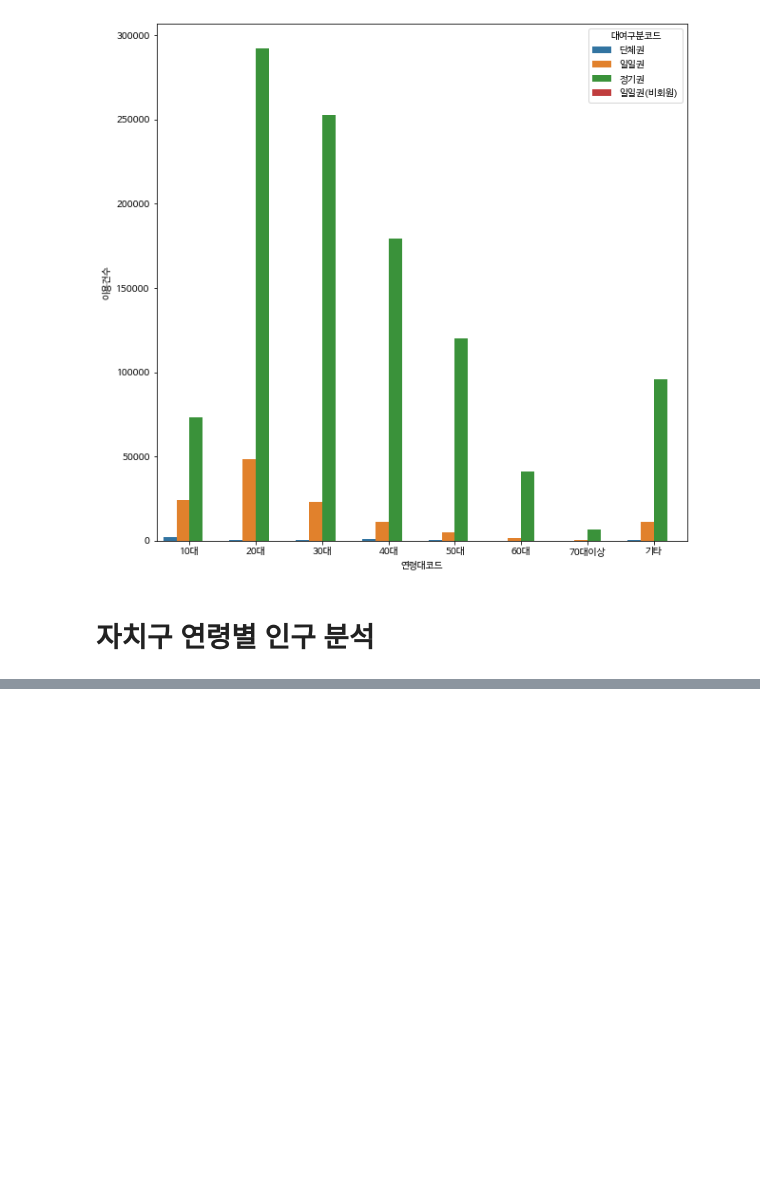
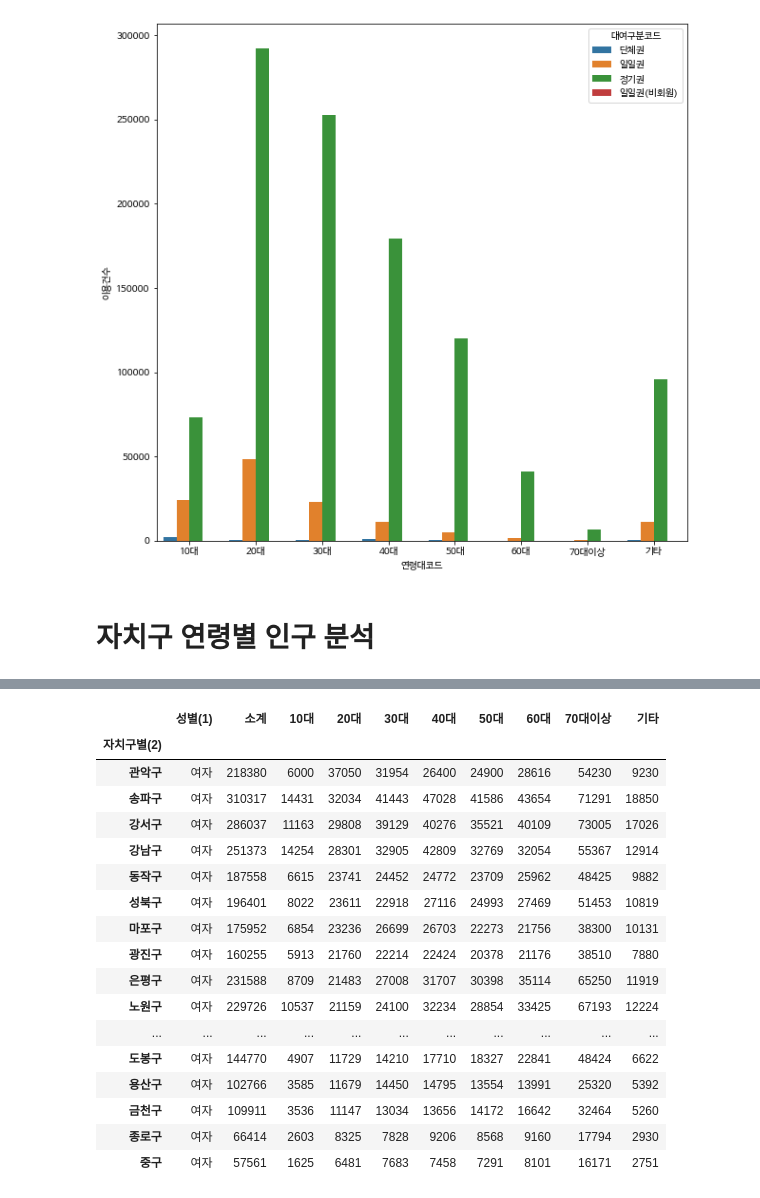
Before and after one commit to Aimerlee123/Python-teamproject, a Jupyter notebook: 파이썬_팀_프로젝트.ipynb, the cells around one changed output, grey strips where cells are left out. Saved outputs shown, nothing was run; the diff lists cells and outputs as text; code cells hidden in the pictures; blank space fills up the shorter version.

```diff
--- a/파이썬_팀_프로젝트.ipynb
+++ b/파이썬_팀_프로젝트.ipynb
@@ -263,0 +337,22 @@ guage
+# %%
+dfw_s2=dfw.sort_values('20대',ascending=False)
+dfw_s2
+# %% [output]
+|  | 성별(1) | 소계 | 10대 | 20대 | 30대 | 40대 | 50대 | 60대 | 70대이상 | 기타 |
+| 자치구별(2) |  |  |  |  |  |  |  |  |  |  |
+| 관악구 | 여자 | 218380 | 6000 | 37050 | 31954 | 26400 | 24900 | 28616 | 54230 | 9230 |
+| 송파구 | 여자 | 310317 | 14431 | 32034 | 41443 | 47028 | 41586 | 43654 | 71291 | 18850 |
+| 강서구 | 여자 | 286037 | 11163 | 29808 | 39129 | 40276 | 35521 | 40109 | 73005 | 17026 |
+| 강남구 | 여자 | 251373 | 14254 | 28301 | 32905 | 42809 | 32769 | 32054 | 55367 | 12914 |
+| 동작구 | 여자 | 187558 | 6615 | 23741 | 24452 | 24772 | 23709 | 25962 | 48425 | 9882 |
+| 성북구 | 여자 | 196401 | 8022 | 23611 | 22918 | 27116 | 24993 | 27469 | 51453 | 10819 |
+| 마포구 | 여자 | 175952 | 6854 | 23236 | 26699 | 26703 | 22273 | 21756 | 38300 | 10131 |
+| 광진구 | 여자 | 160255 | 5913 | 21760 | 22214 | 22424 | 20378 | 21176 | 38510 | 7880 |
+| 은평구 | 여자 | 231588 | 8709 | 21483 | 27008 | 31707 | 30398 | 35114 | 65250 | 11919 |
+| 노원구 | 여자 | 229726 | 10537 | 21159 | 24100 | 32234 | 28854 | 33425 | 67193 | 12224 |
+| ... | ... | ... | ... | ... | ... | ... | ... | ... | ... | ... |
+| 도봉구 | 여자 | 144770 | 4907 | 11729 | 14210 | 17710 | 18327 | 22841 | 48424 | 6622 |
+| 용산구 | 여자 | 102766 | 3585 | 11679 | 14450 | 14795 | 13554 | 13991 | 25320 | 5392 |
+| 금천구 | 여자 | 109911 | 3536 | 11147 | 13034 | 13656 | 14172 | 16642 | 32464 | 5260 |
+| 종로구 | 여자 | 66414 | 2603 | 8325 | 7828 | 9206 | 8568 | 9160 | 17794 | 2930 |
+| 중구 | 여자 | 57561 | 1625 | 6481 | 7683 | 7458 | 7291 | 8101 | 16171 | 2751 |
```
Also changed, not shown: parts of 9 cells of this notebook.
